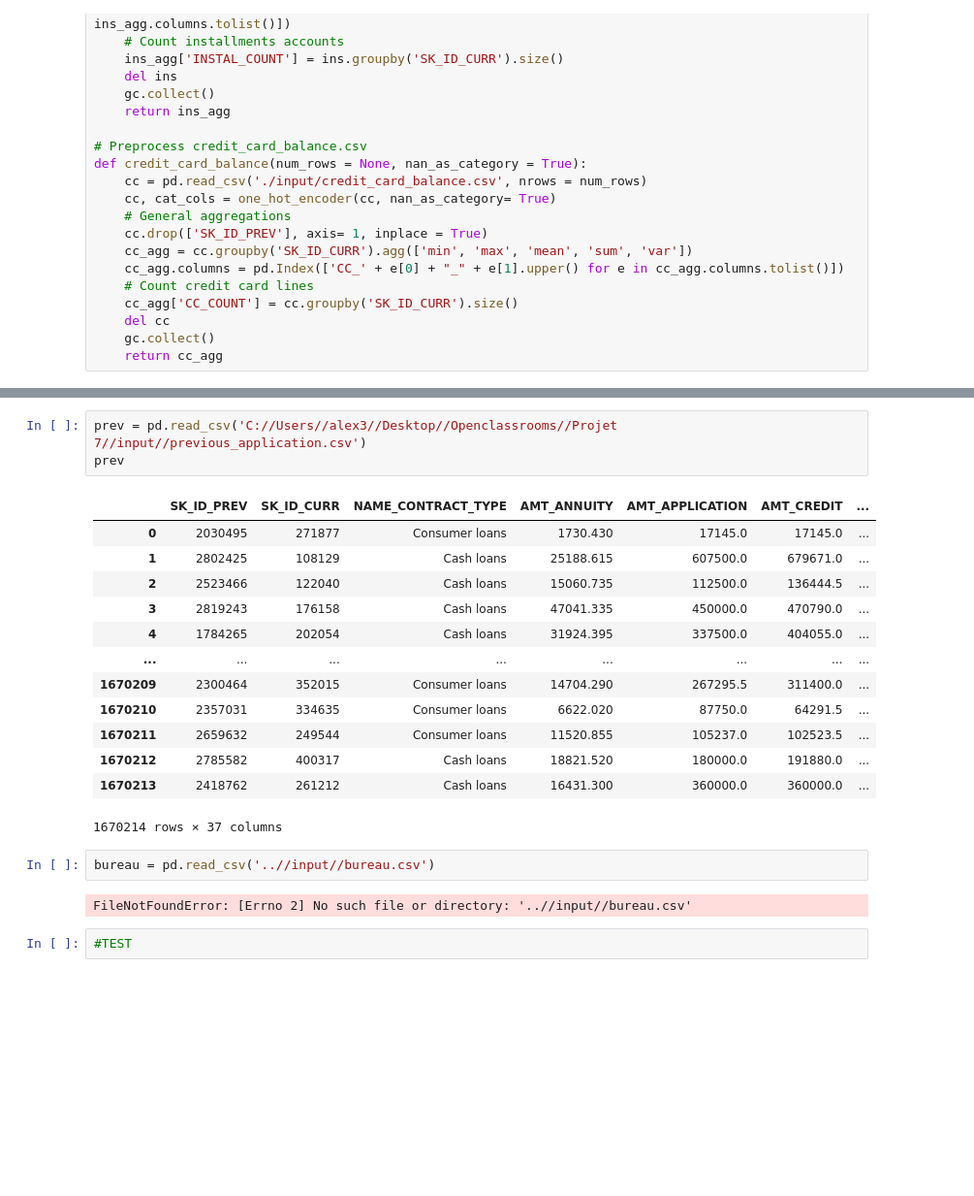
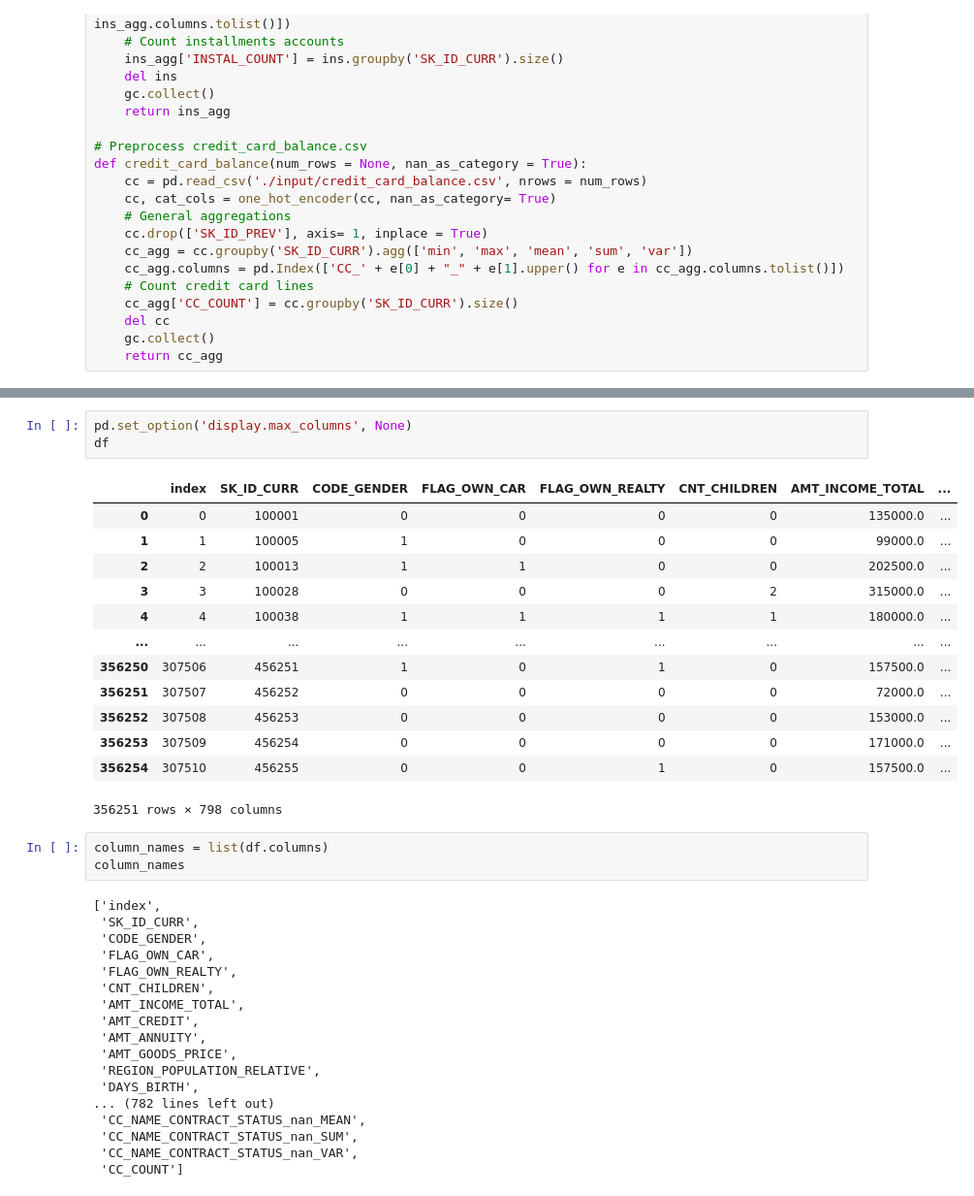
Before and after one commit to Ponopo1/Open_Projet_7, a Jupyter notebook: PROJET_7.ipynb, the cells around one changed output, grey strips where cells are left out. Shown at 97% size. Cells and saved outputs as stored; diff of their text form; blank space fills up the shorter version.

```diff
--- a/PROJET_7.ipynb
+++ b/PROJET_7.ipynb
@@ -295,23 +311,38 @@ Full model run - done in 73s
-# %%
-prev = pd.read_csv('C://Users//alex3//Desktop//Openclassrooms//Projet 7//input//previous_application.csv')
-prev
-# %% [output]
-|  | SK_ID_PREV | SK_ID_CURR | NAME_CONTRACT_TYPE | AMT_ANNUITY | AMT_APPLICATION | AMT_CREDIT | ... |
-| 0 | 2030495 | 271877 | Consumer loans | 1730.430 | 17145.0 | 17145.0 | ... |
-| 1 | 2802425 | 108129 | Cash loans | 25188.615 | 607500.0 | 679671.0 | ... |
-| 2 | 2523466 | 122040 | Cash loans | 15060.735 | 112500.0 | 136444.5 | ... |
-| 3 | 2819243 | 176158 | Cash loans | 47041.335 | 450000.0 | 470790.0 | ... |
-| 4 | 1784265 | 202054 | Cash loans | 31924.395 | 337500.0 | 404055.0 | ... |
-| ... | ... | ... | ... | ... | ... | ... | ... |
-| 1670209 | 2300464 | 352015 | Consumer loans | 14704.290 | 267295.5 | 311400.0 | ... |
-| 1670210 | 2357031 | 334635 | Consumer loans | 6622.020 | 87750.0 | 64291.5 | ... |
-| 1670211 | 2659632 | 249544 | Consumer loans | 11520.855 | 105237.0 | 102523.5 | ... |
-| 1670212 | 2785582 | 400317 | Cash loans | 18821.520 | 180000.0 | 191880.0 | ... |
-| 1670213 | 2418762 | 261212 | Cash loans | 16431.300 | 360000.0 | 360000.0 | ... |
-1670214 rows × 37 columns
-# %%
-bureau = pd.read_csv('..//input//bureau.csv')
-# %% [output]
-FileNotFoundError: [Errno 2] No such file or directory: '..//input//bureau.csv'
-# %%
-#TEST
+# %%
+pd.set_option('display.max_columns', None)
+df
+# %% [output]
+|  | index | SK_ID_CURR | CODE_GENDER | FLAG_OWN_CAR | FLAG_OWN_REALTY | CNT_CHILDREN | AMT_INCOME_TOTAL | ... |
+| 0 | 0 | 100001 | 0 | 0 | 0 | 0 | 135000.0 | ... |
+| 1 | 1 | 100005 | 1 | 0 | 0 | 0 | 99000.0 | ... |
+| 2 | 2 | 100013 | 1 | 1 | 0 | 0 | 202500.0 | ... |
+| 3 | 3 | 100028 | 0 | 0 | 0 | 2 | 315000.0 | ... |
+| 4 | 4 | 100038 | 1 | 1 | 1 | 1 | 180000.0 | ... |
+| ... | ... | ... | ... | ... | ... | ... | ... | ... |
+| 356250 | 307506 | 456251 | 1 | 0 | 1 | 0 | 157500.0 | ... |
+| 356251 | 307507 | 456252 | 0 | 0 | 0 | 0 | 72000.0 | ... |
+| 356252 | 307508 | 456253 | 0 | 0 | 0 | 0 | 153000.0 | ... |
+| 356253 | 307509 | 456254 | 0 | 0 | 0 | 0 | 171000.0 | ... |
+| 356254 | 307510 | 456255 | 0 | 0 | 1 | 0 | 157500.0 | ... |
+356251 rows × 798 columns
+# %%
+column_names = list(df.columns)
+column_names
+# %% [output]
+['index',
+ 'SK_ID_CURR',
+ 'CODE_GENDER',
+ 'FLAG_OWN_CAR',
+ 'FLAG_OWN_REALTY',
+ 'CNT_CHILDREN',
+ 'AMT_INCOME_TOTAL',
+ 'AMT_CREDIT',
+ 'AMT_ANNUITY',
+ 'AMT_GOODS_PRICE',
+ 'REGION_POPULATION_RELATIVE',
+ 'DAYS_BIRTH',
+... (782 lines left out)
+ 'CC_NAME_CONTRACT_STATUS_nan_MEAN',
+ 'CC_NAME_CONTRACT_STATUS_nan_SUM',
+ 'CC_NAME_CONTRACT_STATUS_nan_VAR',
+ 'CC_COUNT']
```
Also changed, not shown: parts of 2 cells of this notebook.
